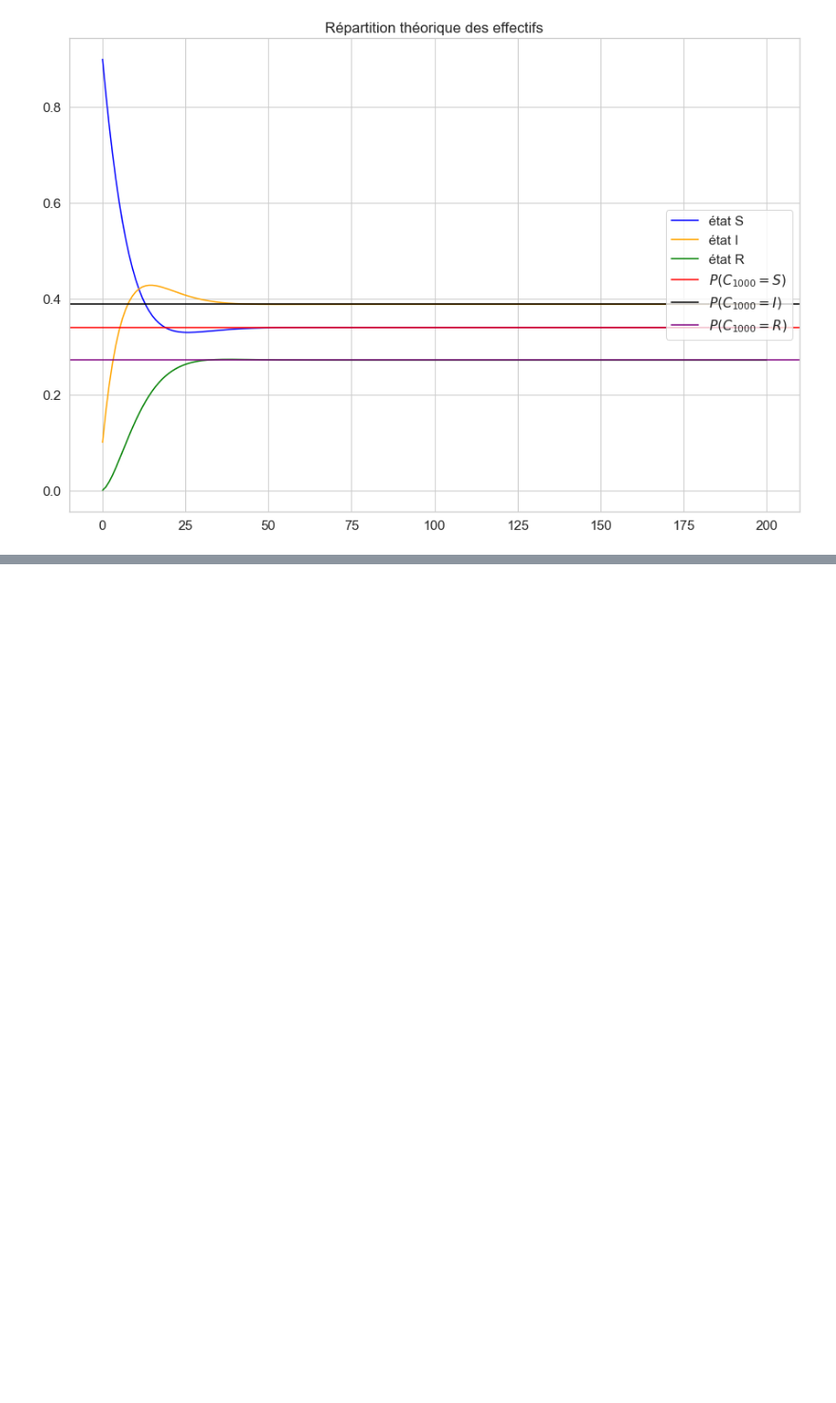
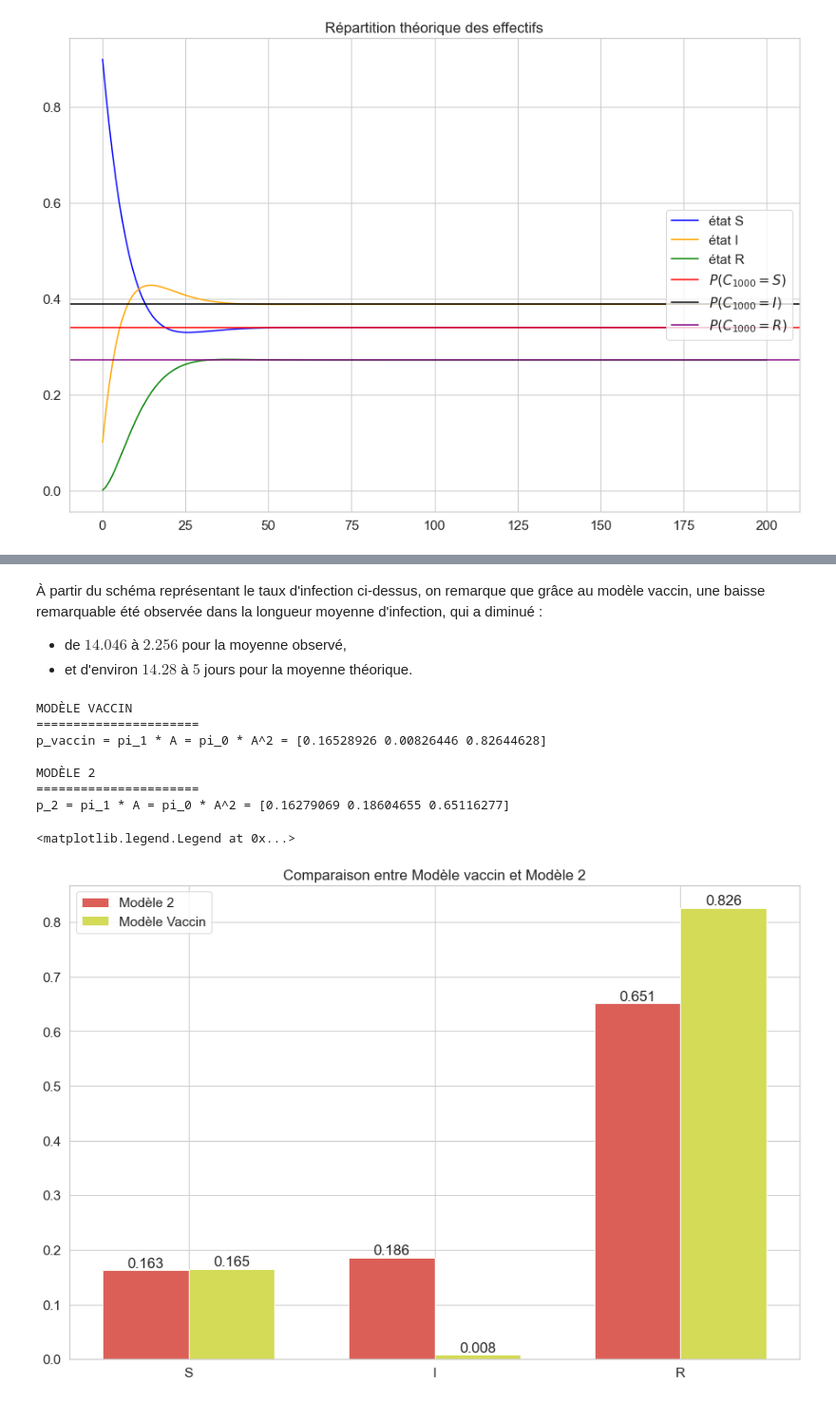
Before and after one commit to Meriadoc-gitgit/Markov-SIR, a Jupyter notebook: project.ipynb, the cells around one changed output, grey strips where cells are left out. Shown at 95% size. Saved outputs shown, nothing was run; the diff lists cells and outputs as text; code cells hidden in the pictures; blank space fills up the shorter version.

```diff
--- a/project.ipynb
+++ b/project.ipynb
@@ -1077,0 +1129,55 @@ Par rapport au modèle précédent, la vaccin a haussé le taux $P(S\to R)$ de t
+# %% [markdown]
+À partir du schéma représentant le taux d'infection ci-dessus, on remarque que grâce au modèle vaccin, une baisse remarquable été observée dans la longueur moyenne d'infection, qui a diminué :
+- de $14.046$ à $2.256$ pour la moyenne observé,
+- et d'environ $14.28$ à $5$ jours pour la moyenne théorique.
+# %%
+# Modèle vaccin
+A = [[0.9, 0.01, 0.09], [0, 0.8, 0.2], [0.02, 0, 0.98]]
+pi_0 = [0.9, 0.1, 0]
+
+T = 200
+p_vaccin = dist_proba_stationnaire(T, A, pi_0)
+print("MODÈLE VACCIN\n======================\np_vaccin = pi_1 * A = pi_0 * A^2 =", p_vaccin, "\n")
+
+# Modèle 2
+A = [[0.92, 0.08, 0], [0, 0.93, 0.07], [0.02, 0, 0.98]]
+pi_0 = [0.9, 0.1, 0]
+T = 200
+p_2 = dist_proba_stationnaire(T, A, pi_0)
+print("MODÈLE 2\n======================\np_2 = pi_1 * A = pi_0 * A^2 =", p_2)
+
+# Paramètres du graphique
+bar_width = 0.35
+index = np.arange(len(p_2))
+
+# Création du graphique à barres
+fig, ax = plt.subplots()
+bar1 = ax.bar(index, p_2, bar_width, label='Modèle 2')
+bar2 = ax.bar(index + bar_width, p_vaccin, bar_width, label='Modèle Vaccin')
+
+# Fonction pour ajouter les étiquettes de données sur les barres
+def autolabel(bars):
+    for bar in bars:
+        height = bar.get_height()
+        ax.text(bar.get_x() + bar.get_width()/2., height, '%.3f' % height,
+                ha='center', va='bottom')
+
+# Ajout des étiquettes de données
+autolabel(bar1)
+autolabel(bar2)
+
+# Ajout des étiquettes, titre et légende
+ax.set_title('Comparaison entre Modèle vaccin et Modèle 2')
+ax.set_xticks(index + bar_width / 2)
+ax.set_xticklabels(('S', 'I', 'R'))
+ax.legend()
+# %% [output]
+MODÈLE VACCIN
+======================
+p_vaccin = pi_1 * A = pi_0 * A^2 = [0.16528926 0.00826446 0.82644628]
+
+MODÈLE 2
+======================
+p_2 = pi_1 * A = pi_0 * A^2 = [0.16279069 0.18604655 0.65116277]
+<matplotlib.legend.Legend at 0x...>
+[figure, added]
```
Also changed, not shown: parts of 12 cells of this notebook, 1 other file.
